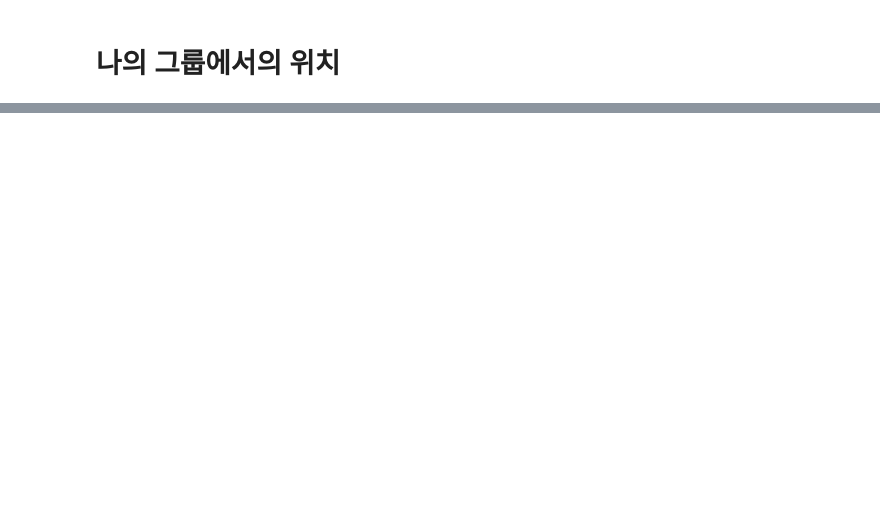
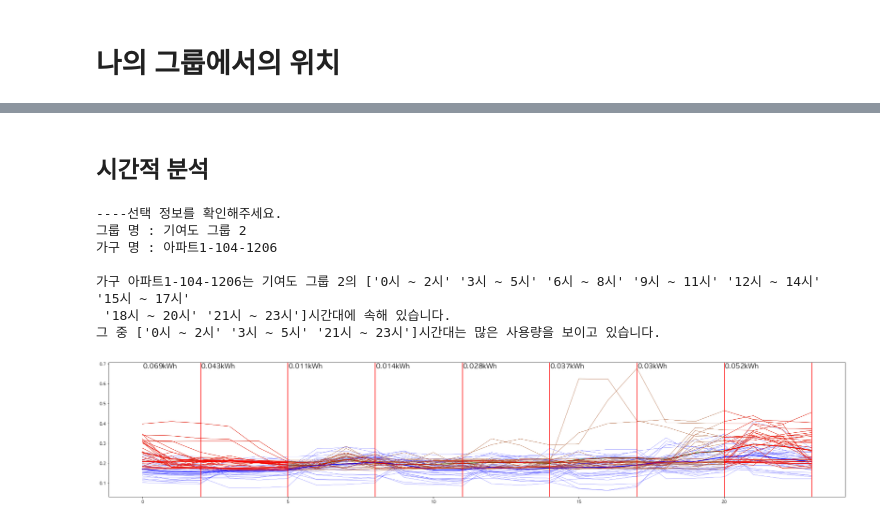
Before and after one commit to formegusto/distribution-by-contribution, a Jupyter notebook: Time Division KMeans pt.3 feedback idea.ipynb, the cells around one changed output, grey strips where cells are left out. Saved outputs shown, nothing was run; the diff lists cells and outputs as text; code cells hidden in the pictures; blank space fills up the shorter version.

```diff
--- a/Time Division KMeans pt.3 feedback idea.ipynb
+++ b/Time Division KMeans pt.3 feedback idea.ipynb
@@ -606,0 +649,64 @@ plt.show()
+# %% [markdown]
+## 시간적 분석
+# %%
+sg, sh = consoling()
+
+# 요일별
+err_time_cont = (time_cont[sh] - cc_time_cont[sg]).map(lambda x: sel_pos(x))
+err_time_usage = time_usage[sh] - cc_time_usage[sg]
+
+composite_time = err_time_cont[(err_time_cont == "eq") | (err_time_cont == "high")].keys().values
+
+print("가구 {}는 {}의 {}시간대에 속해 있습니다.".
+     format(sh,sg,err_time_cont[(err_time_cont == "eq") | (err_time_cont == "high")].keys().values))
+if len(err_time_cont[err_time_cont == "high"].keys().values) != 0:
+    print("그 중 {}시간대는 많은 사용량을 보이고 있습니다.".
+         format(err_time_cont[err_time_cont == "high"].keys().values))
+
+_c_pattern = cc_pattern[sg].values.reshape(-1,24)
+_h_pattern = df[sh].values.reshape(-1, 24)
+
+plt.figure(figsize=(32,6))
+for pat_idx, h_pat in enumerate(_h_pattern):
+    c_pat = _c_pattern[pat_idx]
+    plt.plot(h_pat, color='g', linewidth=0.3)
+    plt.plot(c_pat, color='b', linewidth=0.3)
+
+plt.plot(_h_pattern.mean(axis=0), color='g', linewidth=2)
+plt.plot(_c_pattern.mean(axis=0), color='b', linewidth=2)
+
+max_kwh = _h_pattern.max() if _h_pattern.max() > _c_pattern.max() else _c_pattern.max()
+
+for idx,time in enumerate(range(2, 24, 3)):
+    time_kor = TIME_KOR_STR[idx]
+    is_composite = time_kor in composite_time
+    is_high = err_time_cont[time_kor] == "high"
+
+    plt.axvline(time, color='r' if is_composite else 'b')
+
+
+    start_time = time - 3
+    start_time = 0 if start_time < 0 else start_time
+
+    end_time = time + 1
+
+    _time_h_pattern = _h_pattern[:, start_time: end_time]
+    _time_c_pattern = _c_pattern[:, start_time: end_time]
+
+    plt.text(start_time + 0.02, max_kwh, "{}kWh".format(
+                round((_time_h_pattern.mean() - _time_c_pattern.mean()) * 1000) / 1000),
+            fontsize=16)
+    if is_composite:
+        for pat_idx, h_pat in enumerate(_time_h_pattern):
+            plt.plot(range(start_time, end_time), h_pat, color='r', linewidth=0.75 if is_high else 0.3)
+
+        plt.plot(range(start_time, end_time), _time_h_pattern.mean(axis=0), color='r', linewidth=2 if is_high else 1)
+# %% [output]
+----선택 정보를 확인해주세요.
+그룹 명 : 기여도 그룹 2
+가구 명 : 아파트1-104-1206
+
+가구 아파트1-104-1206는 기여도 그룹 2의 ['0시 ~ 2시' '3시 ~ 5시' '6시 ~ 8시' '9시 ~ 11시' '12시 ~ 14시' '15시 ~ 17시'
+ '18시 ~ 20시' '21시 ~ 23시']시간대에 속해 있습니다.
+그 중 ['0시 ~ 2시' '3시 ~ 5시' '21시 ~ 23시']시간대는 많은 사용량을 보이고 있습니다.
+[figure, added]
```
Also changed, not shown: parts of 10 cells of this notebook.
